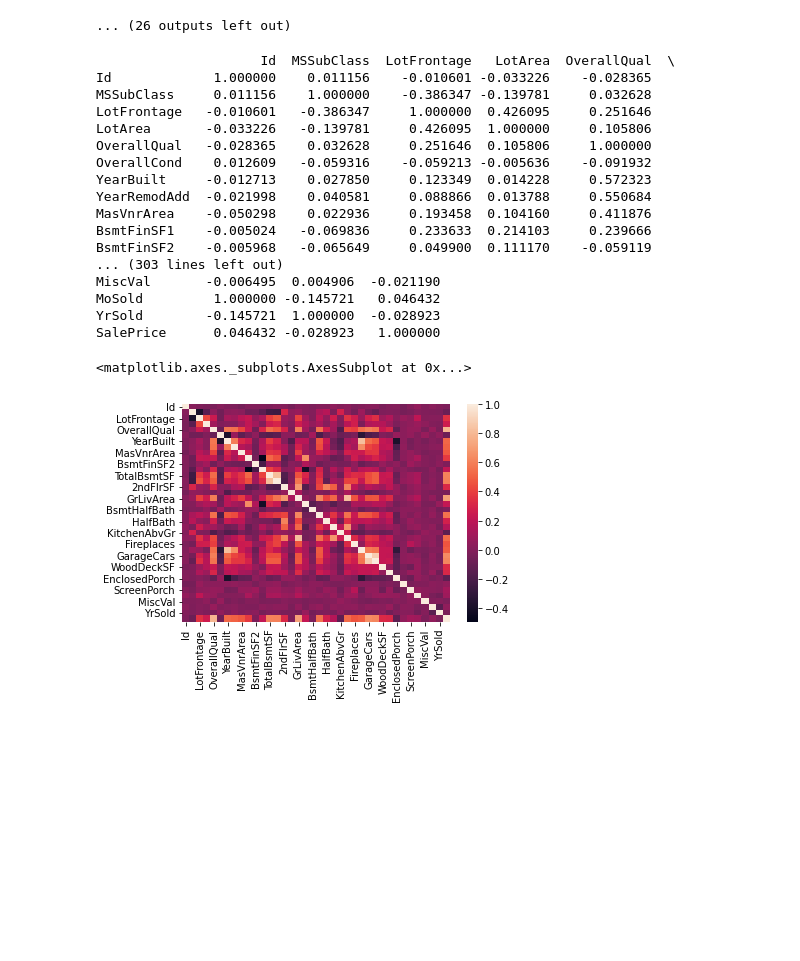
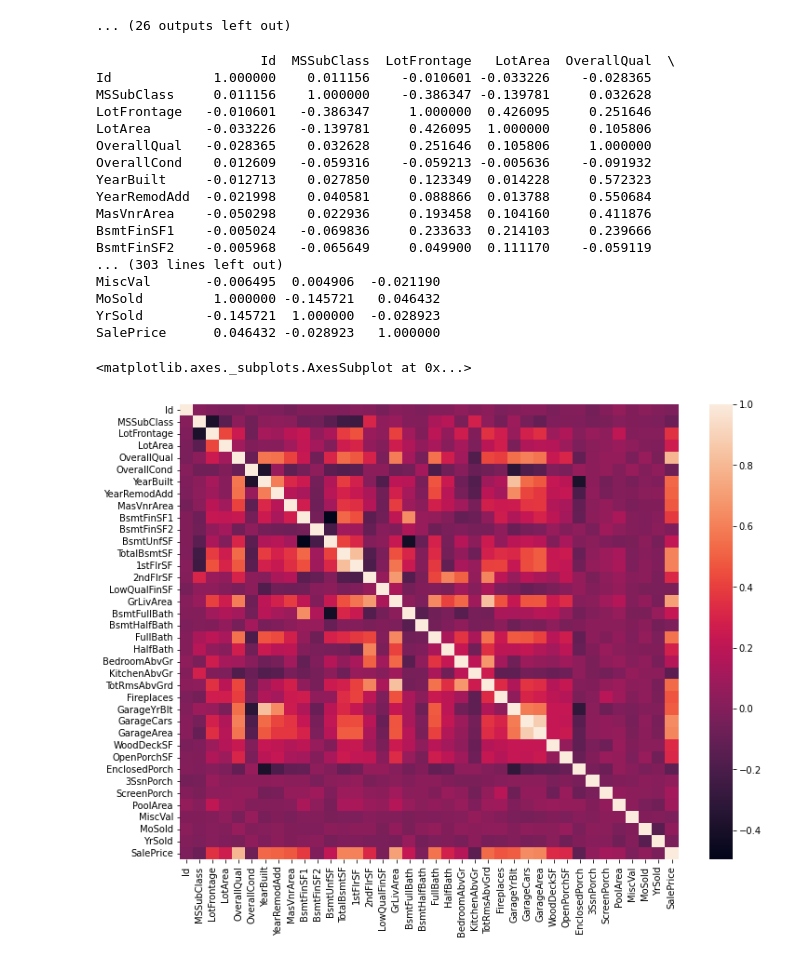
Before and after one commit to Dunfu1993/House_Prices, a Jupyter notebook: House_Prices.ipynb, the cells around one changed output. Cells and saved outputs as stored; diff of their text form; code cells hidden in the pictures; blank space fills up the shorter version.

```diff
--- a/House_Prices.ipynb
+++ b/House_Prices.ipynb
@@ -288,7 +288,6 @@ for i in df_num.columns:
 ... (26 outputs left out)
 # %%
 print(df_num.corr())
-sns.heatmap(df_num.corr())
 # %% [output]
                      Id  MSSubClass  LotFrontage   LotArea  OverallQual  \
 Id             1.000000    0.011156    -0.010601 -0.033226    -0.028365
@@ -307,5 +306,9 @@ MiscVal       -0.006495  0.004906  -0.021190
 MoSold         1.000000 -0.145721   0.046432
 YrSold        -0.145721  1.000000  -0.028923
 SalePrice      0.046432 -0.028923   1.000000
-<matplotlib.axes._subplots.AxesSubplot at 0x...>
-[figure, removed]
+# %%
+plt.subplots(figsize = (12, 9))
+sns.heatmap(df_num.corr())
+# %% [output]
+<matplotlib.axes._subplots.AxesSubplot at 0x...>
+[figure, added]
```
Also changed, not shown: parts of 6 cells of this notebook.
